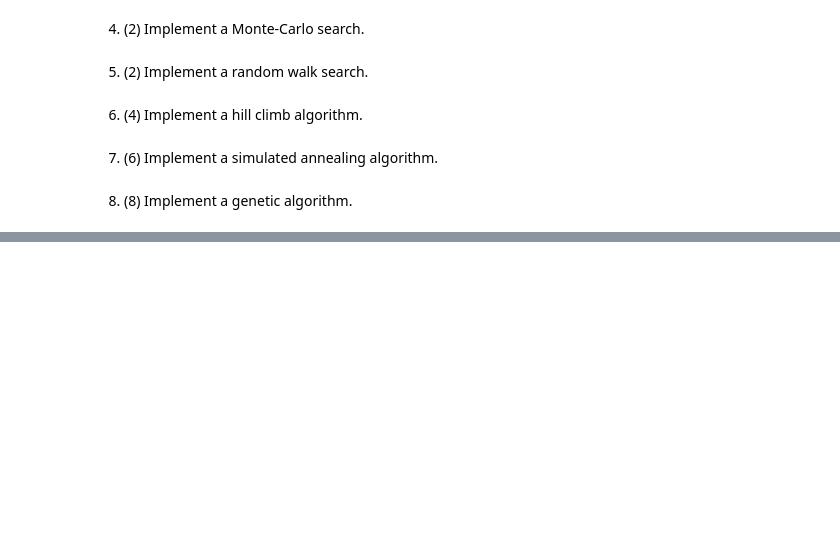
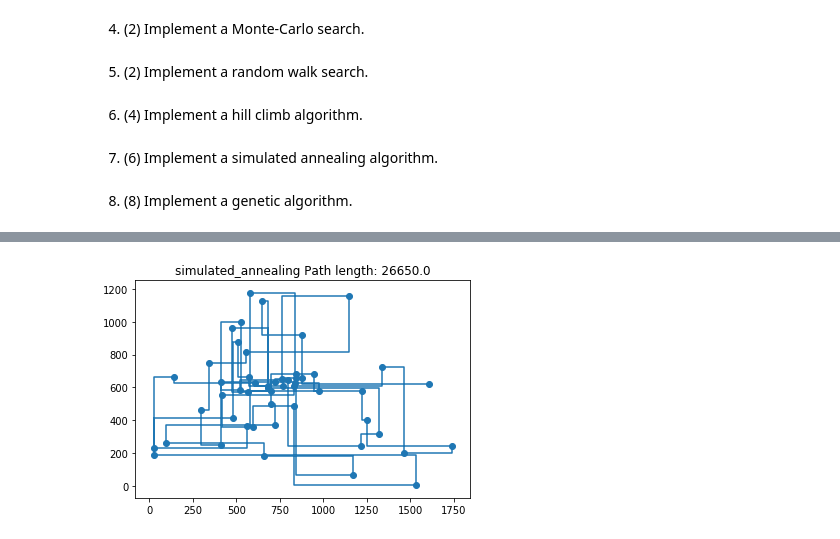
Before and after one commit to VadimFarutin/SPbAU, a Jupyter notebook: ML/hw04.ipynb, the cells around one changed output, grey strips where cells are left out. Cells and saved outputs as stored; diff of their text form; code cells hidden in the pictures; blank space fills up the shorter version.

```diff
--- a/ML/hw04.ipynb
+++ b/ML/hw04.ipynb
@@ -264,4 +328,31 @@ NOTICE - the distance should be in L1 (avenues and streets). The path should be
 # %% [markdown]
 7. (6) Implement a simulated annealing algorithm.
+# %%
+from scipy.special import softmax
+
+def simulated_annealing(X):
+    cur_X = X.copy()
+    np.random.shuffle(cur_X)
+    len_X = len(X)
+    n = 2000
+    min_T = 0.001
+    max_T = 10000
+
+    for i in range(n):
+        cur_len = L1(cur_X)
+        neighbours_len = []
+
+        for j in range(len_X - 1):
+            cur_X[j], cur_X[j + 1] = cur_X[j + 1].copy(), cur_X[j].copy()
+            neighbours_len.append(cur_len - L1(cur_X))
+            cur_X[j], cur_X[j + 1] = cur_X[j + 1].copy(), cur_X[j].copy()
+
+        cur_T = max_T - (max_T - min_T) * i / n
+        P = softmax(np.array(neighbours_len) / cur_T)
+
+        j = np.random.choice(len_X - 1, p=P)
+        cur_X[j], cur_X[j + 1] = cur_X[j + 1].copy(), cur_X[j].copy()
+
+    return cur_X, L1(cur_X)
 # %% [markdown]
 8. (8) Implement a genetic algorithm.
@@ -267,0 +428,5 @@ NOTICE - the distance should be in L1 (avenues and streets). The path should be
+# %%
+path, path_len = simulated_annealing(D)
+plot_path(path, 'simulated_annealing' + ' Path length: ' + str(path_len))
+# %% [output]
+[figure, added]
```
Also changed, not shown: parts of 16 cells of this notebook.
